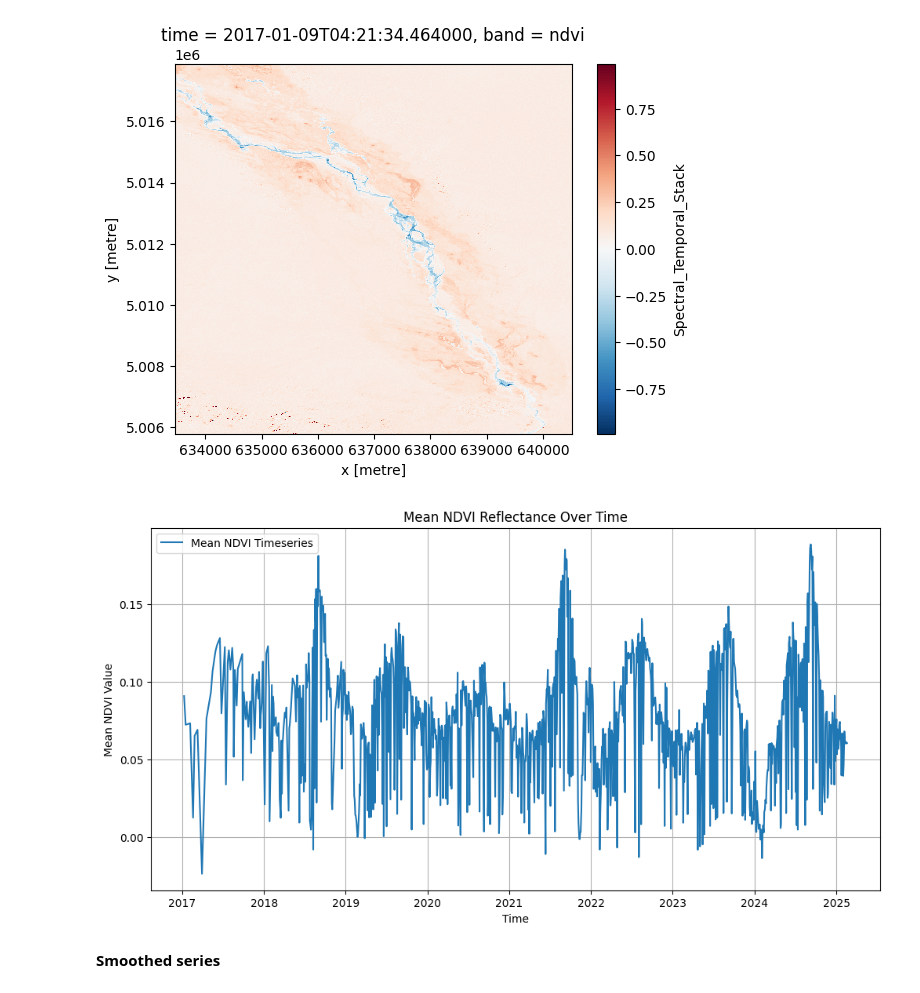
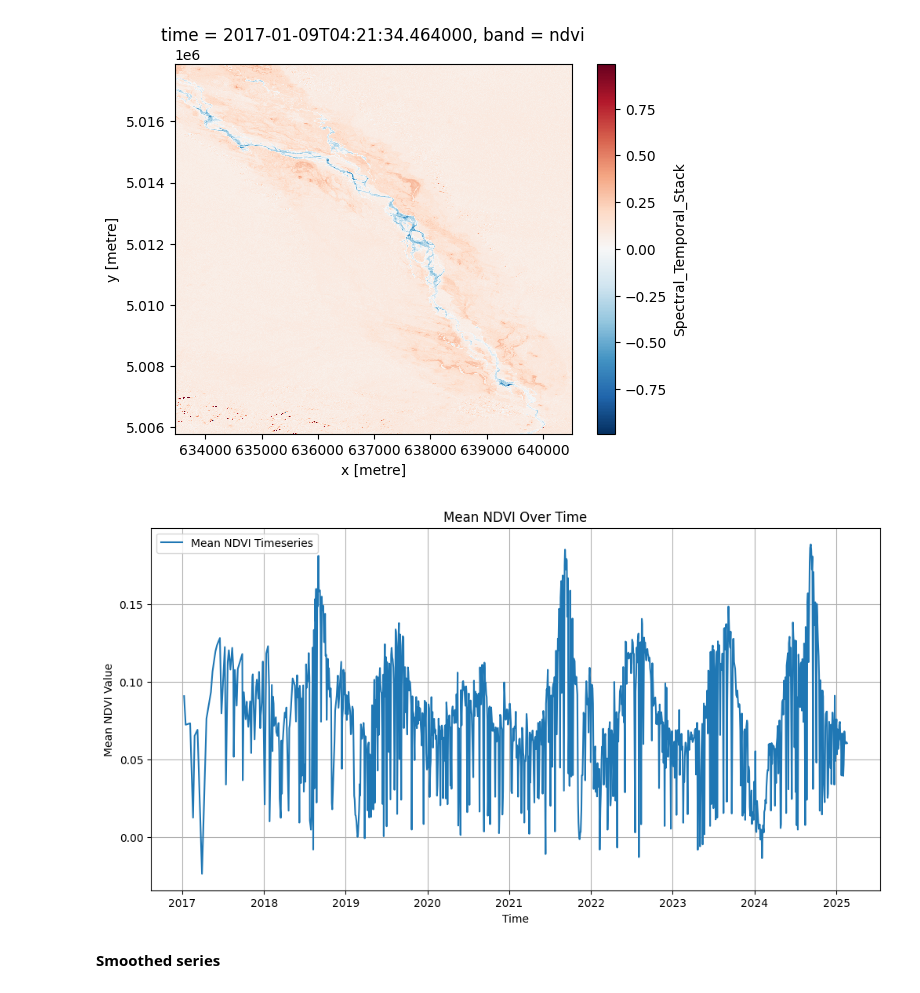
Before and after one commit to BaturalpArisoy/stac2cube, a Jupyter notebook: interactive/get_stac_layers.ipynb, the cells around one changed output. Cells and saved outputs as stored; diff of their text form; code cells hidden in the pictures.

```diff
--- a/interactive/get_stac_layers.ipynb
+++ b/interactive/get_stac_layers.ipynb
@@ -380,20 +403,20 @@ da[0][4].plot()
 # %%
 band = "ndvi"
 
 da_sel = da.sel(band=band)
 da_sel = da_sel.mean(dim=["x", "y"])
 
 # Plot the values over time
 plt.figure(figsize=(12, 6))
 plt.plot(da_sel["time"], da_sel, label="Mean NDVI Timeseries")
 plt.xlabel("Time")
 plt.ylabel("Mean NDVI Value")
-plt.title("Mean NDVI Reflectance Over Time")
+plt.title("Mean NDVI Over Time")
 plt.legend()
 plt.grid()
 plt.show()
 # %% [output]
-[figure, old version]
+[figure, new version]
 # %% [markdown]
 **Smoothed series**
 # %%
```
Also changed, not shown: parts of 12 cells of this notebook, 6 other files.
